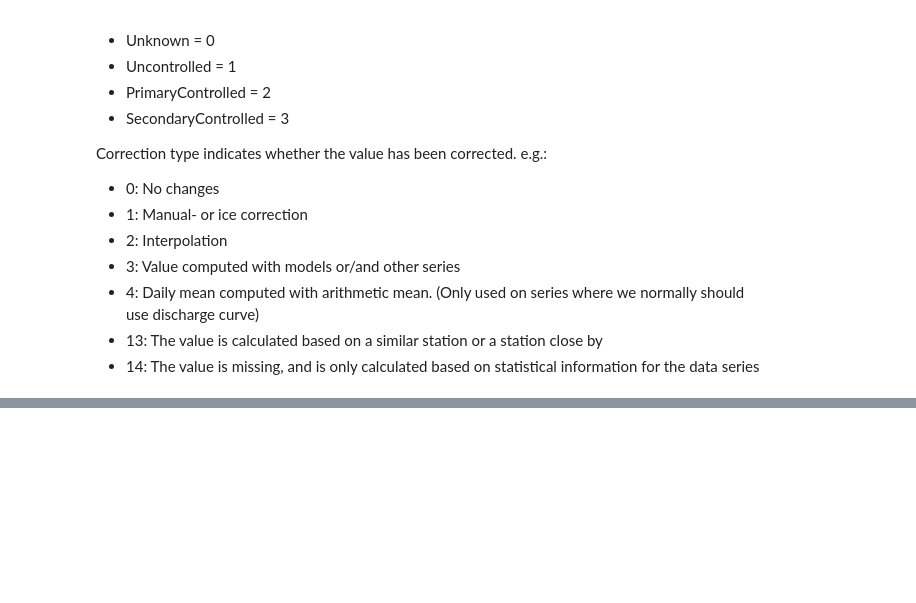
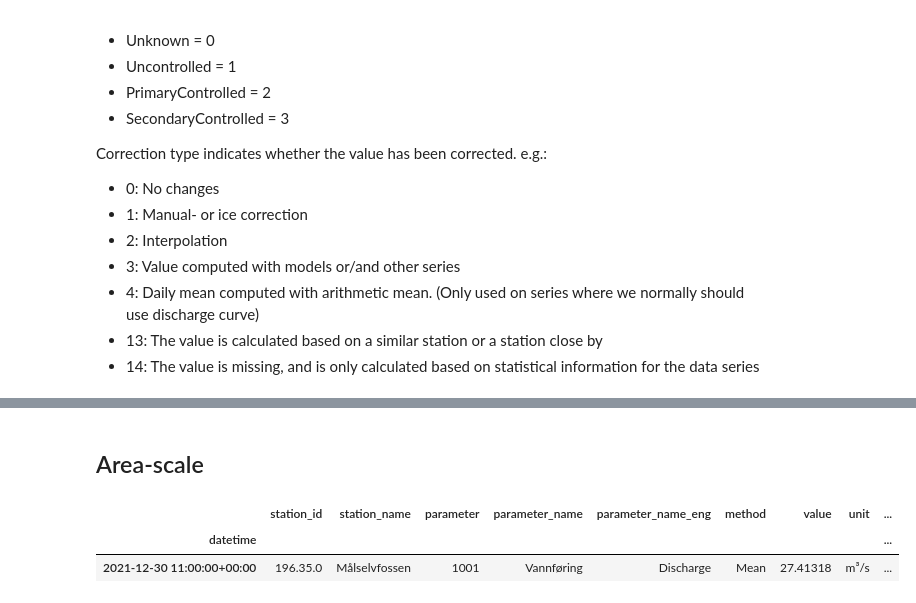
Before and after one commit to NIVANorge/maalselva, a Jupyter notebook: code/get_NVE_data.ipynb, the cells around one changed output, grey strips where cells are left out. Drawn from its saved outputs; the diff is of its cells as text; code cells hidden in the pictures; blank space fills up the shorter version.

```diff
--- a/code/get_NVE_data.ipynb
+++ b/code/get_NVE_data.ipynb
@@ -88,0 +122,8 @@ plt.tight_layout()
+# %% [markdown]
+## Area-scale
+# %%
+df.loc['2021-12-30']
+# %% [output]
+|  | station_id | station_name | parameter | parameter_name | parameter_name_eng | method | value | unit | ... |
+| datetime |  |  |  |  |  |  |  |  | ... |
+| 2021-12-30 11:00:00+00:00 | 196.35.0 | Målselvfossen | 1001 | Vannføring | Discharge | Mean | 27.41318 | m³/s | ... |
```
Also changed, not shown: parts of 10 cells of this notebook, 4 other files.
